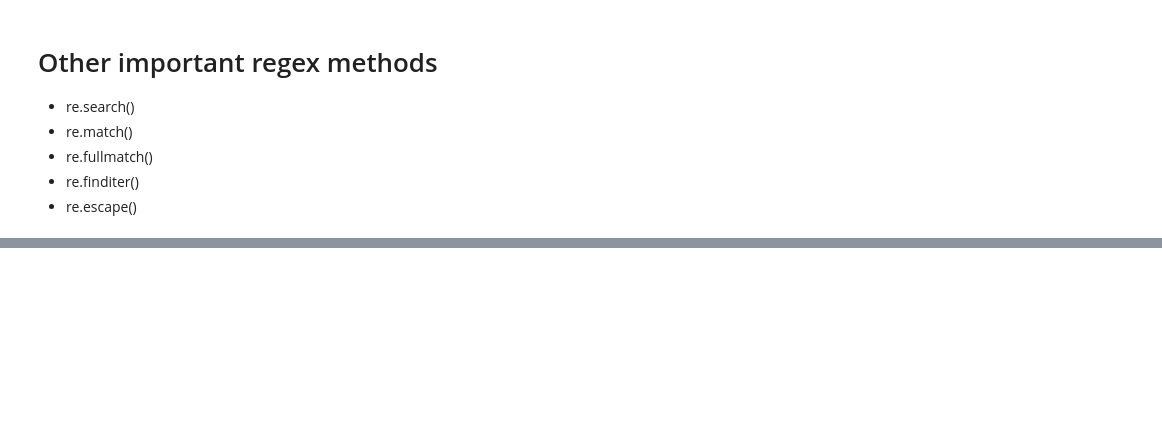
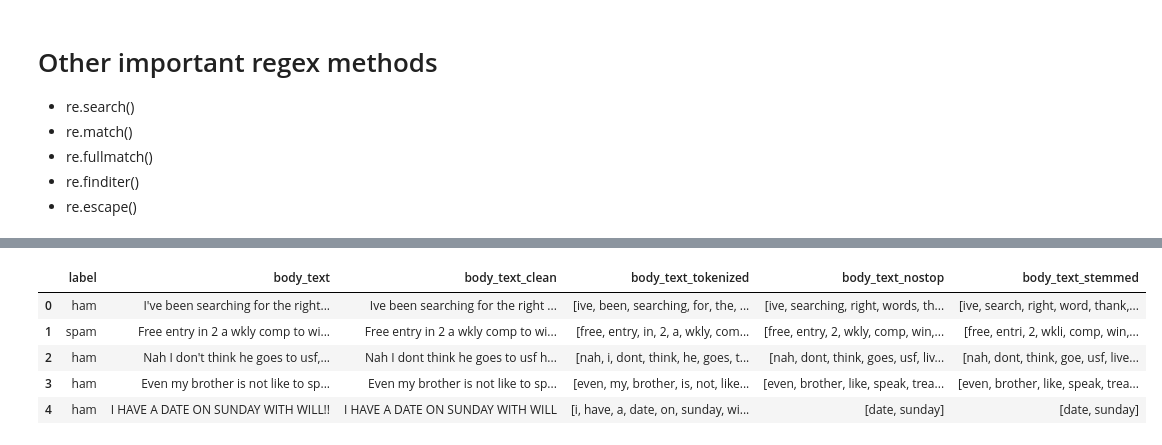
Before and after one commit to mnocerino23/Learning-NLP, a Jupyter notebook: Intro_NLP.ipynb, the cells around one changed output, grey strips where cells are left out. Cells and saved outputs as stored; diff of their text form; code cells hidden in the pictures; blank space fills up the shorter version.

```diff
--- a/Intro_NLP.ipynb
+++ b/Intro_NLP.ipynb
@@ -239,0 +312,10 @@ re.sub('[A-Z]+[0-9]+', 'PEP8 Python Styleguide', pep7_test)
+# %%
+import re
+
+def tokenize(text):
+  #\W+ means split when it sees one or more non-white space characters
+  tokens = re.split('\W+', text)
+  return tokens
+data['body_text_tokenized'] = data['body_text_clean'].apply(lambda x: tokenize(x.lower()))
+
+data.head()
@@ -239,0 +336,5 @@ re.sub('[A-Z]+[0-9]+', 'PEP8 Python Styleguide', pep7_test)
+# %%
+#our last step in cleaning the data is removing stopwords
+import nltk
+
+stopword = nltk.corpus.stopwords.words('english')
@@ -239,0 +403,16 @@ re.sub('[A-Z]+[0-9]+', 'PEP8 Python Styleguide', pep7_test)
+# %%
+def stemming(tokenized_text):
+  #return all the stemmed words
+  text = [ps.stem(word) for word in tokenized_text]
+  return text
+
+data['body_text_stemmed'] = data['body_text_nostop'].apply(lambda x: stemming(x))
+
+data.head(5)
+# %% [output]
+|  | label | body_text | body_text_clean | body_text_tokenized | body_text_nostop | body_text_stemmed |
+| 0 | ham | I've been searching for the right... | Ive been searching for the right ... | [ive, been, searching, for, the, ... | [ive, searching, right, words, th... | [ive, search, right, word, thank,... |
+| 1 | spam | Free entry in 2 a wkly comp to wi... | Free entry in 2 a wkly comp to wi... | [free, entry, in, 2, a, wkly, com... | [free, entry, 2, wkly, comp, win,... | [free, entri, 2, wkli, comp, win,... |
+| 2 | ham | Nah I don't think he goes to usf,... | Nah I dont think he goes to usf h... | [nah, i, dont, think, he, goes, t... | [nah, dont, think, goes, usf, liv... | [nah, dont, think, goe, usf, live... |
+| 3 | ham | Even my brother is not like to sp... | Even my brother is not like to sp... | [even, my, brother, is, not, like... | [even, brother, like, speak, trea... | [even, brother, like, speak, trea... |
+| 4 | ham | I HAVE A DATE ON SUNDAY WITH WILL!! | I HAVE A DATE ON SUNDAY WITH WILL | [i, have, a, date, on, sunday, wi... | [date, sunday] | [date, sunday] |
```
Also changed, not shown: parts of 29 cells of this notebook.
